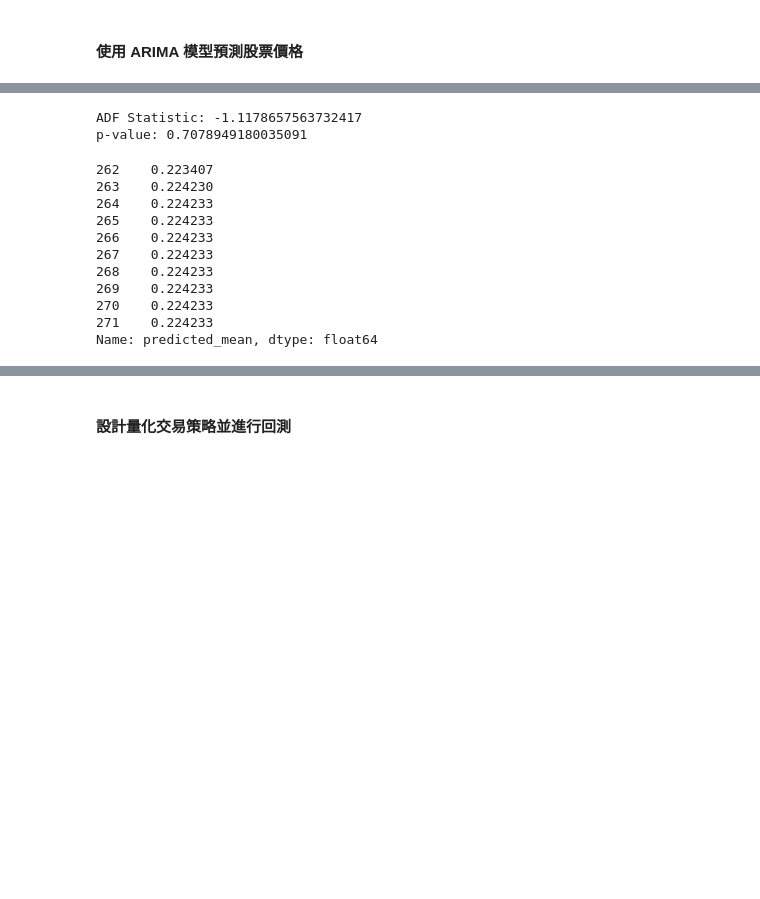
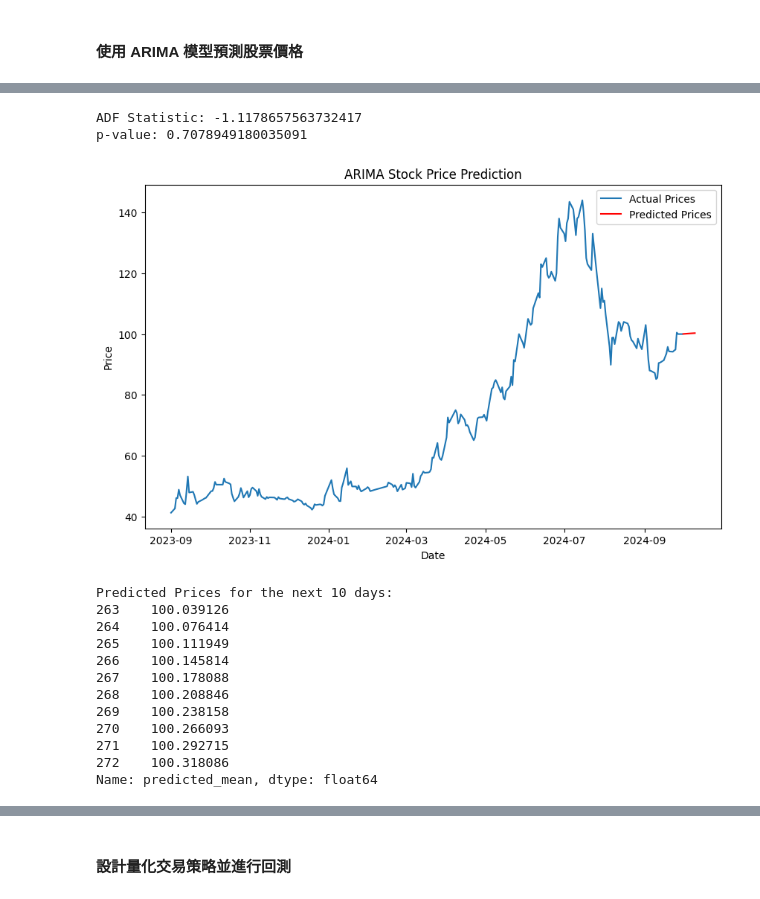
Before and after one commit to yc-chen10/113-1-finance, a Jupyter notebook: week6作業_時間序列、量化交易策略.ipynb, the cells around one changed output, grey strips where cells are left out. Saved outputs shown, nothing was run; the diff lists cells and outputs as text; code cells hidden in the pictures; blank space fills up the shorter version.

```diff
--- a/week6作業_時間序列、量化交易策略.ipynb
+++ b/week6作業_時間序列、量化交易策略.ipynb
@@ -239,45 +260,50 @@ data = stock_data.copy()
 # 2. 設置日期為索引，並只使用收盤價
 data['日期'] = pd.to_datetime(data['日期'])
 data.set_index('日期', inplace=True)
 close_prices = data['收盤價']
 
 # 3. 檢查數據的平穩性 (ADF test)
 result = adfuller(close_prices)
 print('ADF Statistic:', result[0])
 print('p-value:', result[1])
 
 # 4. 如果p-value > 0.05，資料非平穩，進行差分
 # 差分處理 (ex: 一階差分)
 close_prices_diff = close_prices.diff().dropna()
 
 # 5. 建立ARIMA模型 (p,d,q可以用自動化工具或手動選擇)
-model = ARIMA(close_prices_diff, order=(1,1,1))
+model = ARIMA(close_prices, order=(1,1,1))  # 使用原始資料
 model_fit = model.fit()
 
 # 6. 進行預測
-forecast = model_fit.forecast(steps=10) # 預測未來10天
-print(forecast)
+forecast = model_fit.forecast(steps=10)  # 預測未來10天
 
 # 7. 可視化結果
 plt.figure(figsize=(10, 6))
 plt.plot(close_prices, label='Actual Prices')
-plt.plot(close_prices.index[-10:], forecast, label='Predicted Prices', color='red')
+plt.plot(pd.date_range(start=close_prices.index[-1] + pd.Timedelta(days=1), periods=10), forecast, label='Predicted Prices', color='red')
 plt.title('ARIMA Stock Price Prediction')
 plt.xlabel('Date')
 plt.ylabel('Price')
 plt.legend()
 plt.show()
+
+# 輸出預測數列
+print('Predicted Prices for the next 10 days:')
+print(forecast)
 # %% [output]
 ADF Statistic: -1.1178657563732417
 p-value: 0.7078949180035091
+[figure, added]
-262    0.223407
-263    0.224230
-264    0.224233
-265    0.224233
-266    0.224233
-267    0.224233
-268    0.224233
-269    0.224233
-270    0.224233
-271    0.224233
+Predicted Prices for the next 10 days:
+263    100.039126
+264    100.076414
+265    100.111949
+266    100.145814
+267    100.178088
+268    100.208846
+269    100.238158
+270    100.266093
+271    100.292715
+272    100.318086
 Name: predicted_mean, dtype: float64
```
Also changed, not shown: parts of 5 cells of this notebook.
